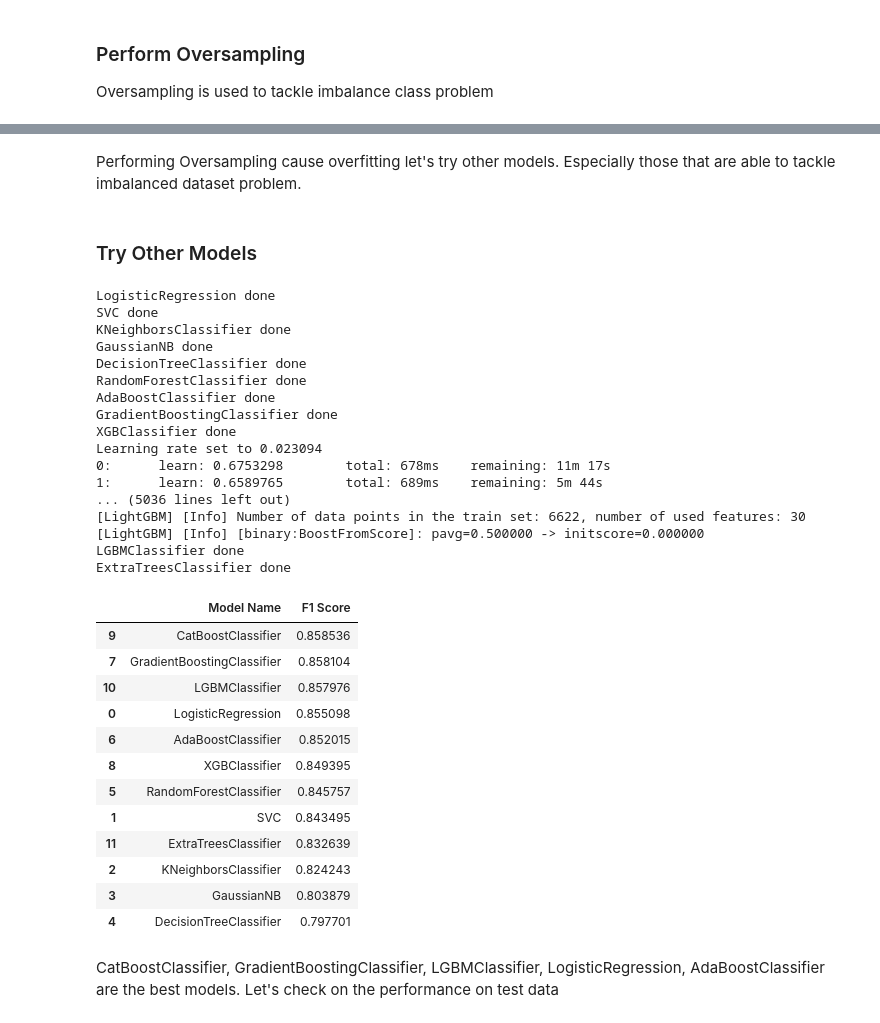
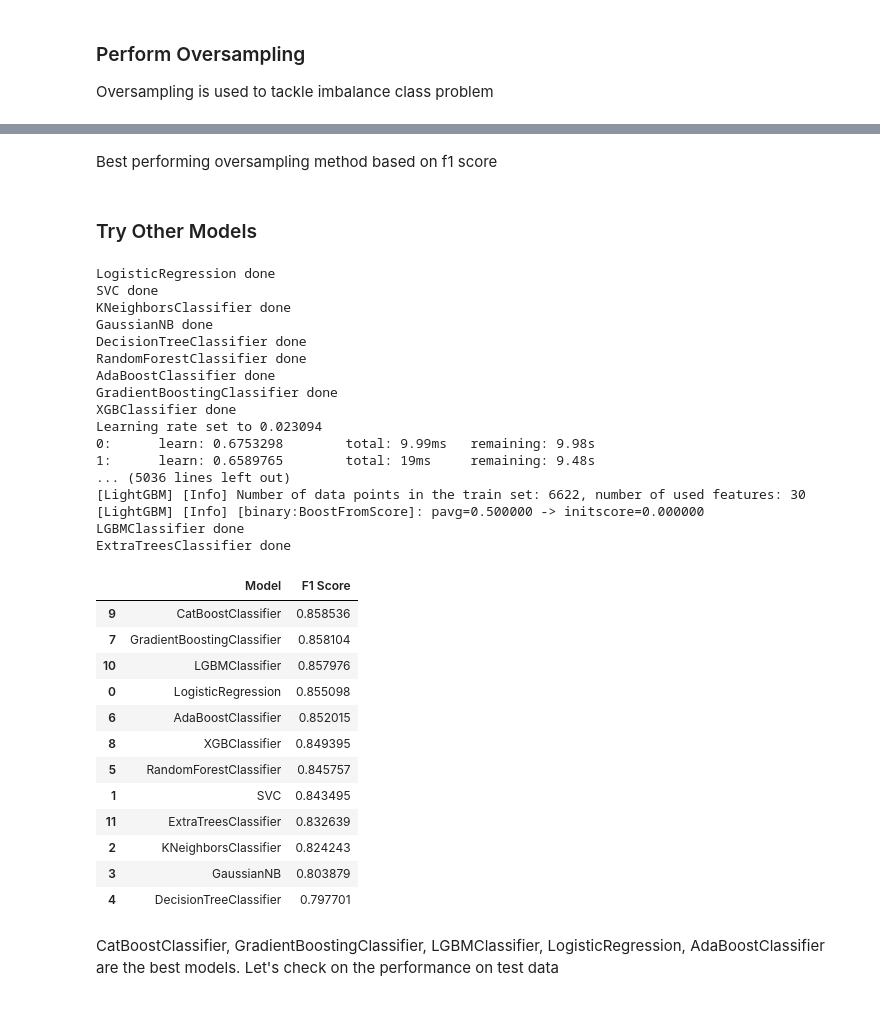
Before and after one commit to marcellinus-witarsah/data-challenge-dsw-2023, a Jupyter notebook: notebooks/03_churn_model.ipynb, the cells around one changed output, grey strips where cells are left out. Saved outputs shown, nothing was run; the diff lists cells and outputs as text; code cells hidden in the pictures.

```diff
--- a/notebooks/03_churn_model.ipynb
+++ b/notebooks/03_churn_model.ipynb
@@ -779,5 +795,5 @@ Score Mean: 0.8229468599033817
-# %% [markdown]
-Performing Oversampling cause overfitting let's try other models. Especially those that are able to tackle imbalanced dataset problem.
+# %% [markdown]
+Best performing oversampling method based on f1 score
 # %% [markdown]
 ### Try Other Models
 # %%
@@ -800,7 +816,7 @@ from sklearn.preprocessing import StandardScaler
 from imblearn.over_sampling import SMOTE
 
 models = [
-    LogisticRegression(random_state=42, max_iter=200), SVC(probability=True), KNeighborsClassifier(), GaussianNB(),
+    LogisticRegression(random_state=42, max_iter=200), SVC(), KNeighborsClassifier(), GaussianNB(),
     DecisionTreeClassifier(random_state=42), RandomForestClassifier(random_state=42),
     AdaBoostClassifier(random_state=42), GradientBoostingClassifier(random_state=42), XGBClassifier(random_state=42),
     CatBoostClassifier(random_state=42), LGBMClassifier(objective='binary', random_state=42), ExtraTreesClassifier(random_state=42)
@@ -810,7 +826,6 @@ recalls = []
 precisions = []
 f1s = []
 roc_aucs = []
-threshold=0.5
 
 for model in models:
     # Data Preparation
@@ -824,8 +839,7 @@ for model in models:
 
     # Oversampling for balancing dataset
     # ==============================================
-    smote = SMOTE(random_state=42)  # <<<<<<<<<<<<< SMOTE OVERSAMPLING
-    X_train, y_train = smote.fit_resample(X_train, y_train)  # <<<<<<<<<<<<< SMOTE OVERSAMPLING
+    X_train, y_train = SMOTE(random_state=42).fit_resample(X_train, y_train)  # <<<<<<<<<<<<< SMOTE OVERSAMPLING
 
     # Scale data
     # ========================================
@@ -837,37 +851,37 @@ for model in models:
     # ========================================
     cv = StratifiedShuffleSplit(n_splits=5,  test_size=0.2, random_state=42)
     score = cross_val_score(model, X_train, y_train, cv=cv, scoring='f1')
     f1s.append(score.mean())
     print(f"{model.__class__.__name__} done")
 
 
 df_model = pd.DataFrame(
     {
-        "Model Name": [model.__class__.__name__ for model in models],
+        "Model": [model.__class__.__name__ for model in models],
         "F1 Score": f1s,
     }
 )
 
 df_model.sort_values(by="F1 Score", ascending=False)
 # %% [output]
 LogisticRegression done
 SVC done
 KNeighborsClassifier done
 GaussianNB done
 DecisionTreeClassifier done
 RandomForestClassifier done
 AdaBoostClassifier done
 GradientBoostingClassifier done
 XGBClassifier done
 Learning rate set to 0.023094
-0:      learn: 0.6753298        total: 678ms    remaining: 11m 17s
-1:      learn: 0.6589765        total: 689ms    remaining: 5m 44s
+0:      learn: 0.6753298        total: 9.99ms   remaining: 9.98s
+1:      learn: 0.6589765        total: 19ms     remaining: 9.48s
 ... (5036 lines left out)
 [LightGBM] [Info] Number of data points in the train set: 6622, number of used features: 30
 [LightGBM] [Info] [binary:BoostFromScore]: pavg=0.500000 -> initscore=0.000000
 LGBMClassifier done
 ExtraTreesClassifier done
-|  | Model Name | F1 Score |
+|  | Model | F1 Score |
 | 9 | CatBoostClassifier | 0.858536 |
 | 7 | GradientBoostingClassifier | 0.858104 |
 | 10 | LGBMClassifier | 0.857976 |
```
Also changed, not shown: parts of 9 cells of this notebook, 6 other files.
